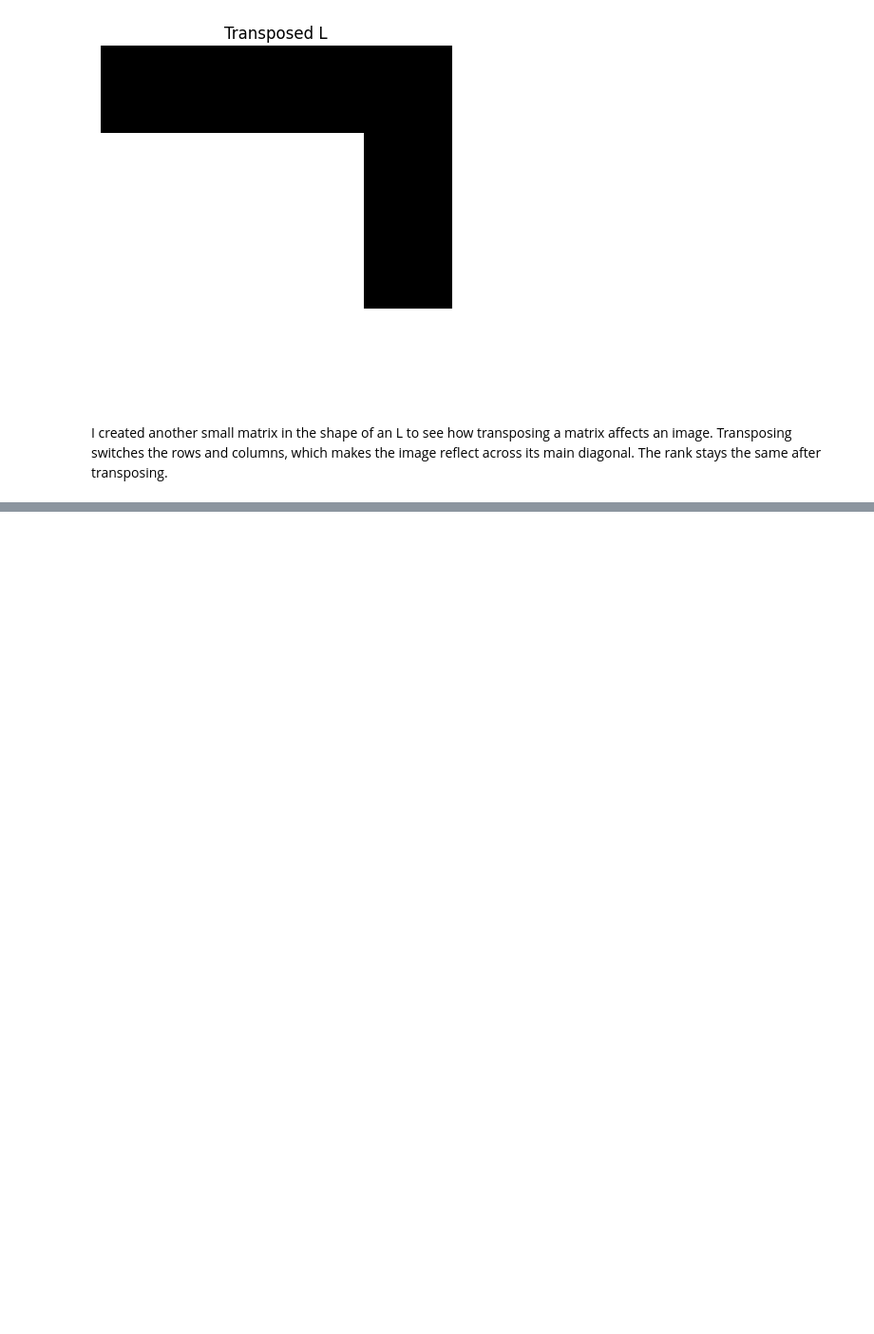
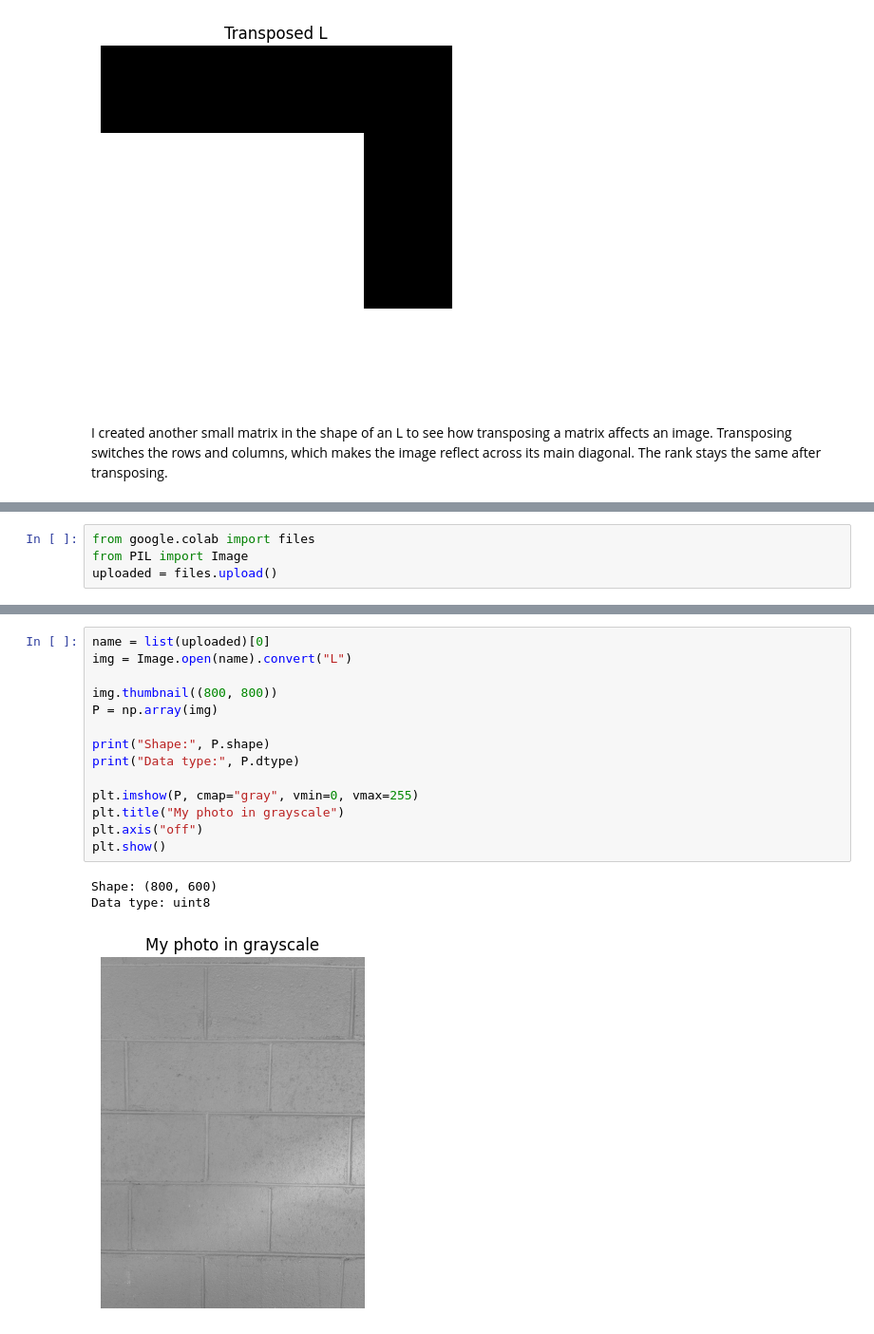
Before and after one commit to Drew-CSE/svd-image-transformation, a Jupyter notebook: notebooks/01_image_as_matrix.ipynb, the cells around one changed output, grey strips where cells are left out. Shown at 95% size. Cells and saved outputs as stored; diff of their text form; blank space fills up the shorter version.

```diff
--- a/notebooks/01_image_as_matrix.ipynb
+++ b/notebooks/01_image_as_matrix.ipynb
@@ -160,0 +183,4 @@ I created another small matrix in the shape of an L to see how transposing a mat
+# %%
+from google.colab import files
+from PIL import Image
+uploaded = files.upload()
@@ -160,0 +190,18 @@ I created another small matrix in the shape of an L to see how transposing a mat
+# %%
+name = list(uploaded)[0]
+img = Image.open(name).convert("L")
+
+img.thumbnail((800, 800))
+P = np.array(img)
+
+print("Shape:", P.shape)
+print("Data type:", P.dtype)
+
+plt.imshow(P, cmap="gray", vmin=0, vmax=255)
+plt.title("My photo in grayscale")
+plt.axis("off")
+plt.show()
+# %% [output]
+Shape: (800, 600)
+Data type: uint8
+[figure, added]
```
Also changed, not shown: parts of 6 cells of this notebook.
